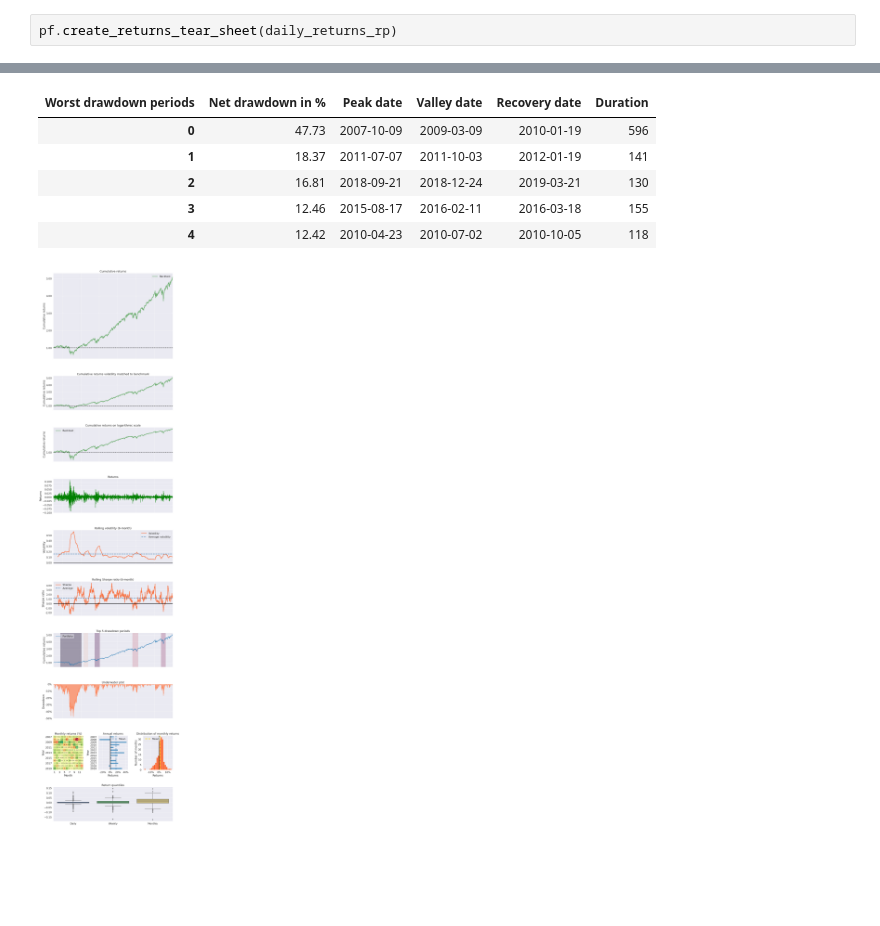
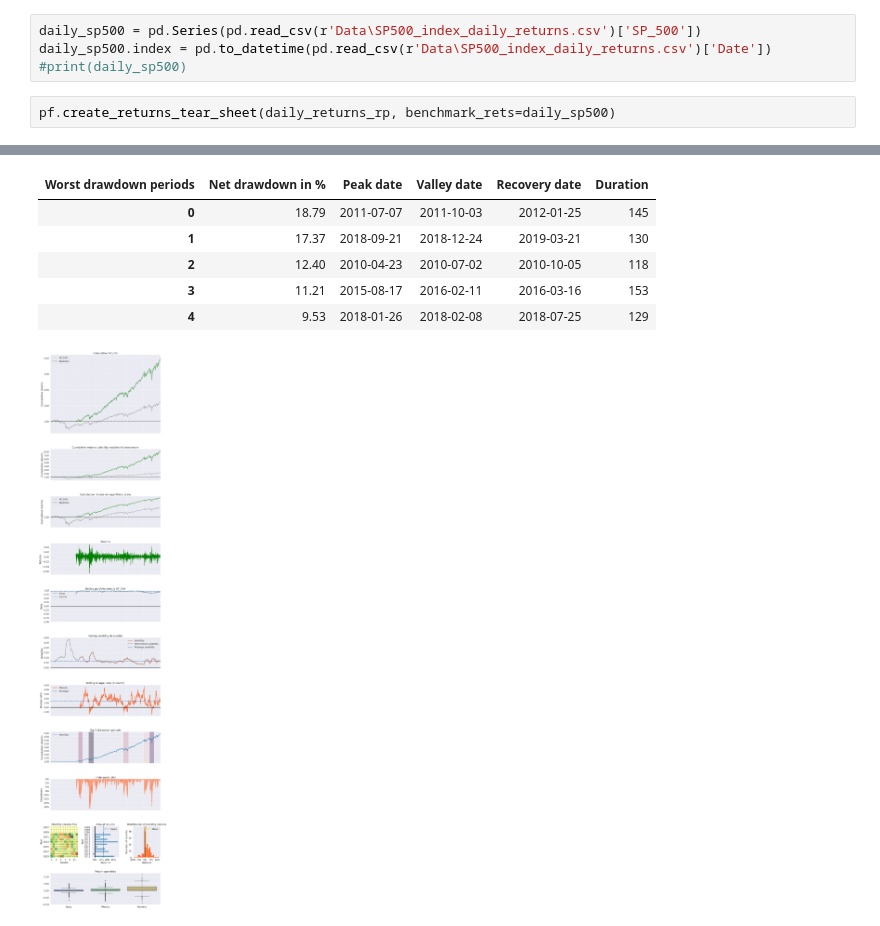
Before and after one commit to tngaspar/factor-risk-parity, a Jupyter notebook: Jupynotebook.ipynb, the cells around one changed output, grey strips where cells are left out. Drawn from its saved outputs; the diff is of its cells as text; blank space fills up the shorter version.

Commit message:
benchmark working on pyfolio need to fix sp500 index (currently hard coded)

```diff
--- a/Jupynotebook.ipynb
+++ b/Jupynotebook.ipynb
@@ -24,4 +9,8 @@ Name: Returns_RP, Length: 3392, dtype: float64
+# %%
+daily_sp500 = pd.Series(pd.read_csv(r'Data\SP500_index_daily_returns.csv')['SP_500'])
+daily_sp500.index = pd.to_datetime(pd.read_csv(r'Data\SP500_index_daily_returns.csv')['Date'])
+#print(daily_sp500)
 # %%
-pf.create_returns_tear_sheet(daily_returns_rp)
+pf.create_returns_tear_sheet(daily_returns_rp, benchmark_rets=daily_sp500)
 # %% [output]
 | Start date | 2007-01-01 |  |
@@ -44,7 +35,7 @@ pf.create_returns_tear_sheet(daily_returns_rp)
 | Worst drawdown periods | Net drawdown in % | Peak date | Valley date | Recovery date | Duration |
-| 0 | 47.73 | 2007-10-09 | 2009-03-09 | 2010-01-19 | 596 |
-| 1 | 18.37 | 2011-07-07 | 2011-10-03 | 2012-01-19 | 141 |
-| 2 | 16.81 | 2018-09-21 | 2018-12-24 | 2019-03-21 | 130 |
-| 3 | 12.46 | 2015-08-17 | 2016-02-11 | 2016-03-18 | 155 |
-| 4 | 12.42 | 2010-04-23 | 2010-07-02 | 2010-10-05 | 118 |
+| 0 | 18.79 | 2011-07-07 | 2011-10-03 | 2012-01-25 | 145 |
+| 1 | 17.37 | 2018-09-21 | 2018-12-24 | 2019-03-21 | 130 |
+| 2 | 12.40 | 2010-04-23 | 2010-07-02 | 2010-10-05 | 118 |
+| 3 | 11.21 | 2015-08-17 | 2016-02-11 | 2016-03-16 | 153 |
+| 4 | 9.53 | 2018-01-26 | 2018-02-08 | 2018-07-25 | 129 |
-[figure, old version]
+[figure, new version]
```
Also changed, not shown: parts of 2 cells of this notebook, 6 other files.
